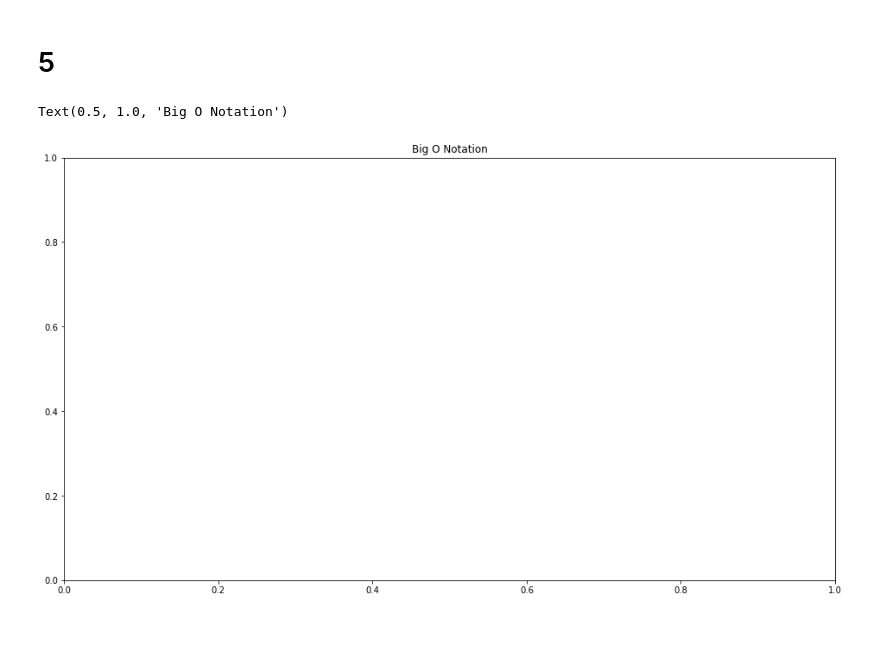
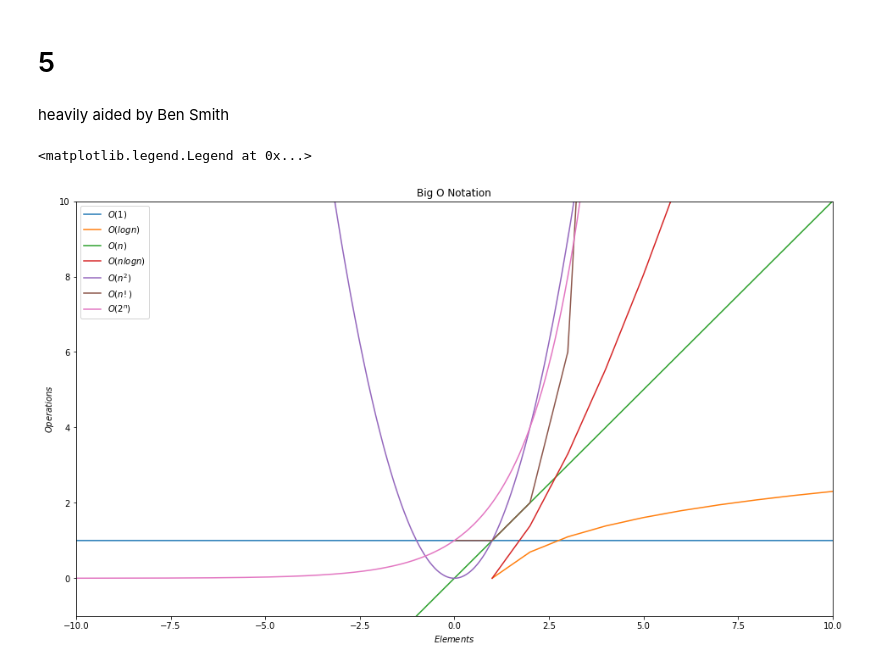
Before and after one commit to hinzle/numpy-pandas-visualization-exercises, a Jupyter notebook: big_o_notation.ipynb, the cells around one changed output. Saved outputs shown, nothing was run; the diff lists cells and outputs as text; code cells hidden in the pictures; blank space fills up the shorter version.

```diff
--- a/big_o_notation.ipynb
+++ b/big_o_notation.ipynb
@@ -5,12 +5,47 @@ import matplotlib.pyplot as plt
 # %% [markdown]
 # 5
-# %%
-plt.figure(figsize=(16, 9))
-plt.title('Big O Notation')
-plt.xlabel('$Elements$')
-plt.ylabel('$Operations$')
-
-plt.legend(loc='upper left')
-# %% [output]
-Text(0.5, 1.0, 'Big O Notation')
-[figure, removed]
+# %% [markdown]
+heavily aided by Ben Smith
+# %%
+n1 = list(np.linspace(-10, 10, num=10000))
+y1 = [(0 * n + 1) for n in n1]
+
+n2 = list(range(1, 100))
+y2 = [math.log(n) for n in n2]
+
+n3 = list(np.linspace(-10, 10, num=10000))
+y3 = [n for n in n3]
+
+n4 = list(range(1, 100))
+y4 = [n * math.log(n) for n in n4]
+
+n5 = list(np.linspace(-10, 10, num=10000))
+y5 = [n**2 for n in n5]
+
+n6 = list(range(11))
+y6 = [math.factorial(n) for n in n6]
+
+n7 = list(np.linspace(-10, 10, num=10000))
+y7 = [2**n for n in n7]
+# %%
+plt.figure(figsize=(16, 9))
+
+plt.plot(n1, y1, label='$O(1)$')
+plt.plot(n2, y2, label='$O(log n)$')
+plt.plot(n3, y3, label='$O(n)$')
+plt.plot(n4, y4, label='$O(n log n)$')
+plt.plot(n5, y5, label='$O(n^2)$')
+plt.plot(n6, y6, label='$O(n!)$')
+plt.plot(n7, y7, label='$O(2^n)$')
+
+plt.xlim(-10, 10)
+plt.ylim(-1, 10)
+
+plt.title('Big O Notation')
+plt.xlabel('$Elements$')
+plt.ylabel('$Operations$')
+
+plt.legend(loc='upper left')
+# %% [output]
+<matplotlib.legend.Legend at 0x...>
+[figure, added]
```
Also changed, not shown: parts of 1 cell of this notebook, 2 other files.
